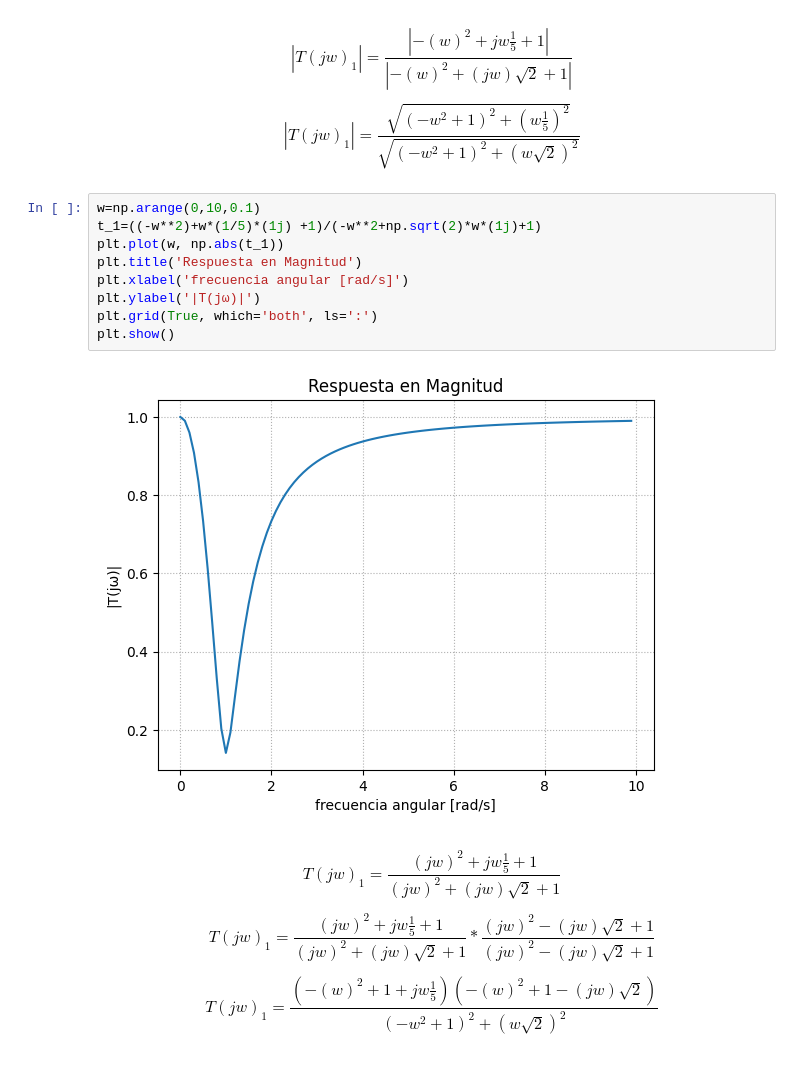
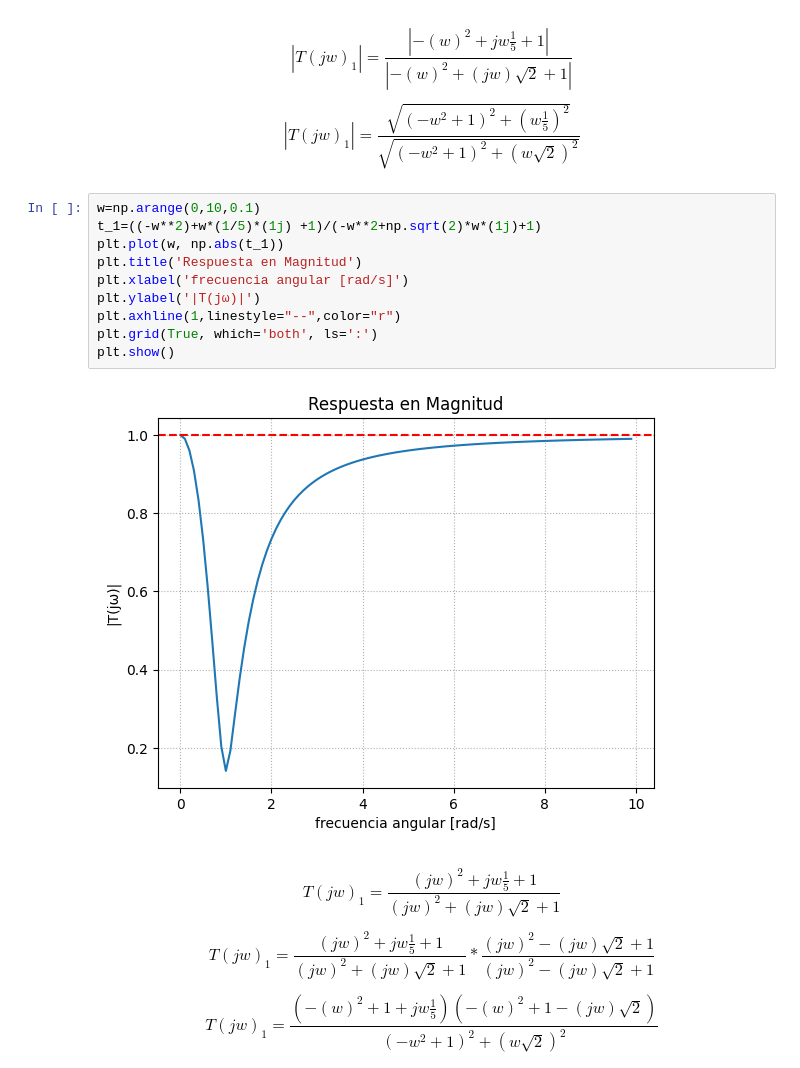
Before and after one commit to Subpion/AyPdS, a Jupyter notebook: Ts6/TS6.ipynb, the cells around one changed output. Cells and saved outputs as stored; diff of their text form.

```diff
--- a/Ts6/TS6.ipynb
+++ b/Ts6/TS6.ipynb
@@ -407,14 +412,15 @@ T(jw)_1=\frac{-(w)^2+ jw \frac{1}{5}+ 1 }{-(w)^2 + (jw) \sqrt{2}+ 1}
 # %%
 w=np.arange(0,10,0.1)
 t_1=((-w**2)+w*(1/5)*(1j) +1)/(-w**2+np.sqrt(2)*w*(1j)+1)
 plt.plot(w, np.abs(t_1))
 plt.title('Respuesta en Magnitud')
 plt.xlabel('frecuencia angular [rad/s]')
 plt.ylabel('|T(jω)|')
+plt.axhline(1,linestyle="--",color="r")
 plt.grid(True, which='both', ls=':')
 plt.show()
 # %% [output]
-[figure, old version]
+[figure, new version]
 # %% [markdown]
 \begin{equation}
 T(jw)_1=\frac{(jw)^2+ jw \frac{1}{5}+ 1 }{(jw)^2 + (jw) \sqrt{2}+ 1}
```
Also changed, not shown: parts of 7 cells of this notebook.
